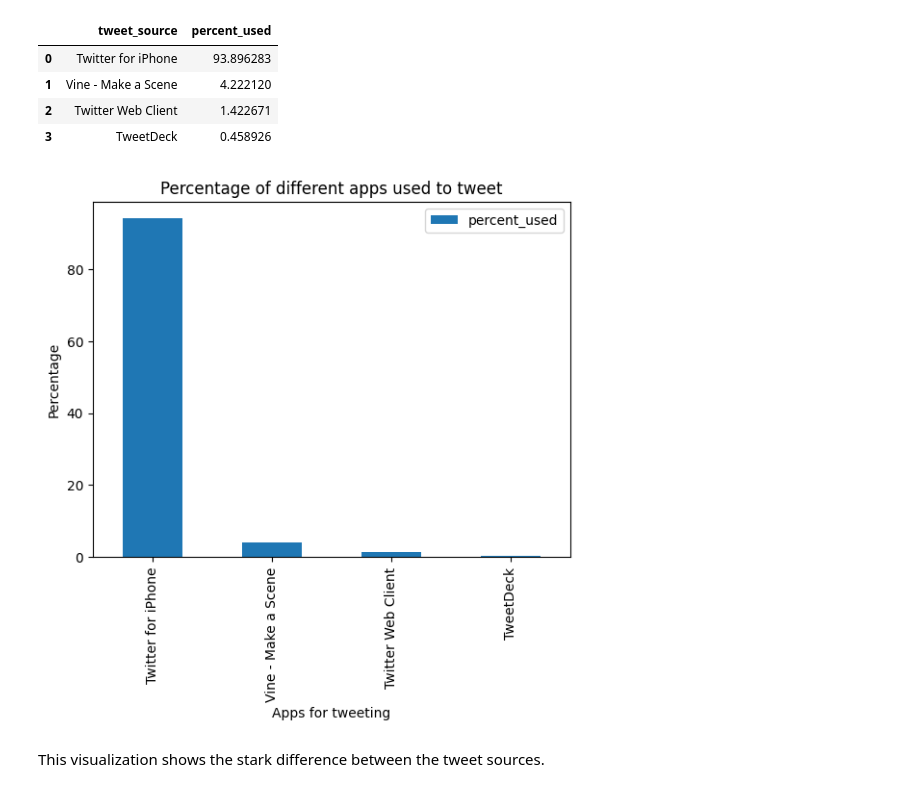
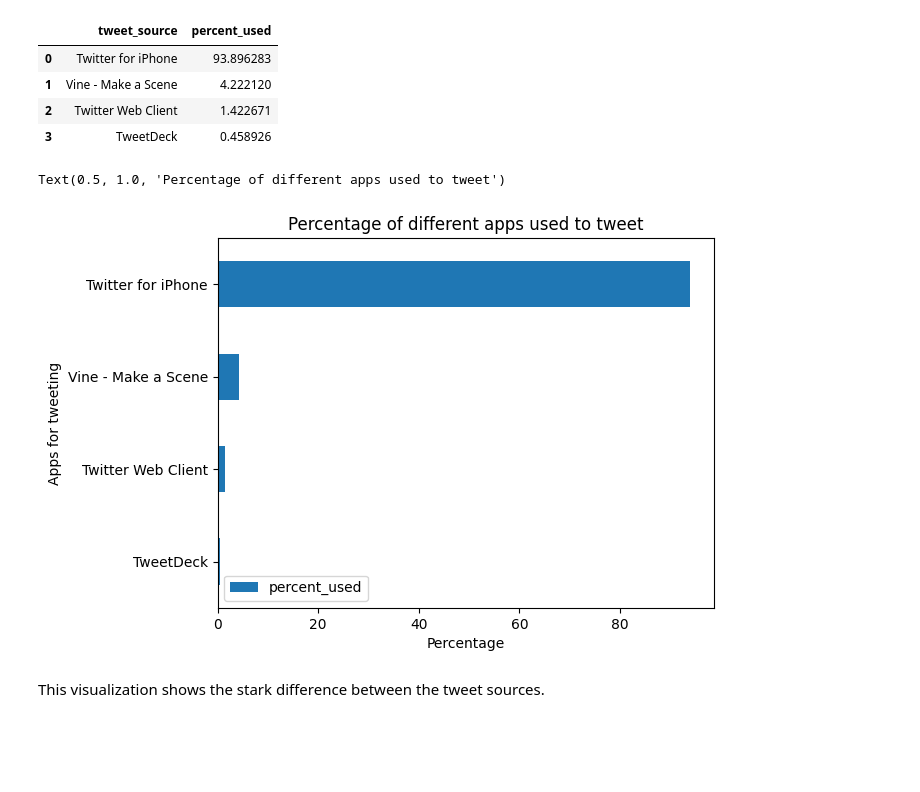
Before and after one commit to Emekadavid/weratedogs_twitter_archive, a Jupyter notebook: notebook.ipynb, the cells around one changed output. Drawn from its saved outputs; the diff is of its cells as text; code cells hidden in the pictures; blank space fills up the shorter version.

```diff
--- a/notebook.ipynb
+++ b/notebook.ipynb
@@ -875,13 +875,15 @@ apps
 | 3 | TweetDeck | 0.458926 |
 # %%
 # create the barchart
-apps.plot.bar(x="tweet_source", y="percent_used")
-plt.xlabel("Apps for tweeting")
-plt.ylabel("Percentage")
+apps.sort_values(by="percent_used", ascending=True, inplace=True)
+apps.plot.barh(x="tweet_source", y="percent_used")
+plt.ylabel("Apps for tweeting")
+plt.xlabel("Percentage")
 plt.title("Percentage of different apps used to tweet")
-plt.savefig("./images/apps_tweets.png")
+#plt.savefig("./images/apps_tweets.png")
 # %% [output]
+Text(0.5, 1.0, 'Percentage of different apps used to tweet')
-[figure, old version]
+[figure, new version]
 # %% [markdown]
 This visualization shows the stark difference between the tweet sources.
 # %% [markdown]
```
Also changed, not shown: parts of 8 cells of this notebook.
